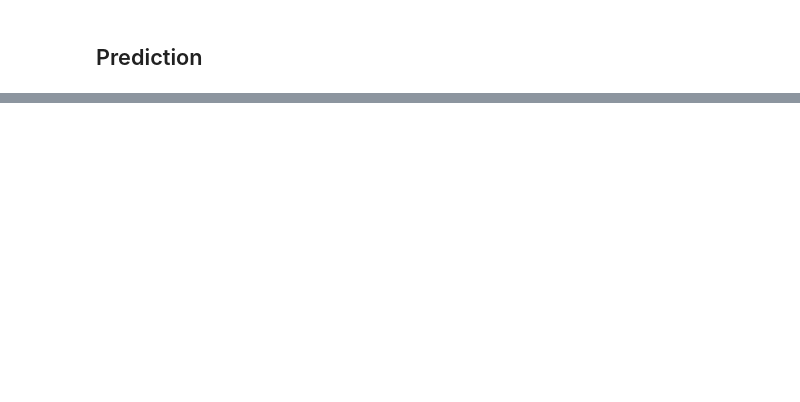
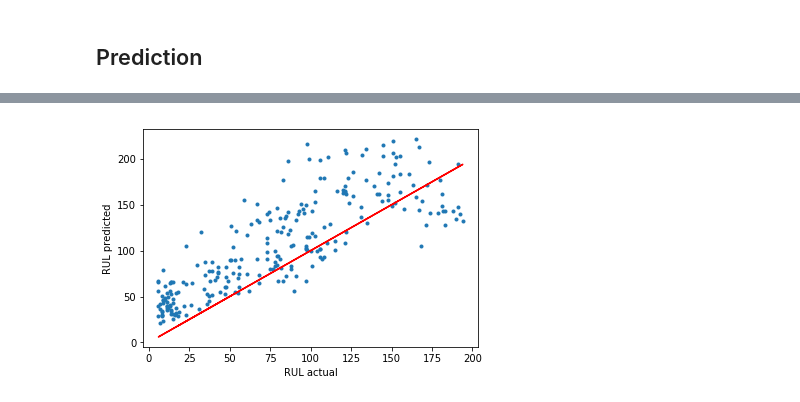
Before and after one commit to sabderra/predictive-maintenance-lstm, a Jupyter notebook: model_prediction.ipynb, the cells around one changed output, grey strips where cells are left out. Drawn from its saved outputs; the diff is of its cells as text; code cells hidden in the pictures; blank space fills up the shorter version.

```diff
--- a/model_prediction.ipynb
+++ b/model_prediction.ipynb
@@ -282,15 +162,0 @@ Transform test data
-# %%
-
-test_df['cycle_norm'] = test_df['cycle']
-
-# Transform all columns except id, cycle, and RUL
-cols_transform = train_df.columns.difference(['id','cycle', 'RUL'])
-
-test_df['cycle_norm'] = test_df['cycle']
-
-xform_test_df = pd.DataFrame(pipeline.transform(test_df[cols_transform]),
-                            columns=cols_transform,
-                            index=test_df.index)
-test_join_df = test_df[test_df.columns.difference(cols_transform)].join(xform_test_df)
-test_df = test_join_df.reindex(columns = test_df.columns)
-test_df = test_df.reset_index(drop=True)
@@ -448,0 +201,9 @@ y_pred_array = model.predict(X, verbose=0, batch_size=batch_size)
+# %%
+plt.scatter(results[:,2], results[:,1], marker='.')
+plt.plot(results[:,2], results[:,2], 'r')
+plt.xlabel("RUL actual")
+plt.ylabel("RUL predicted")
+
+plt.show()
+# %% [output]
+[figure, added]
```
Also changed, not shown: parts of 45 cells of this notebook, 1 other file.
